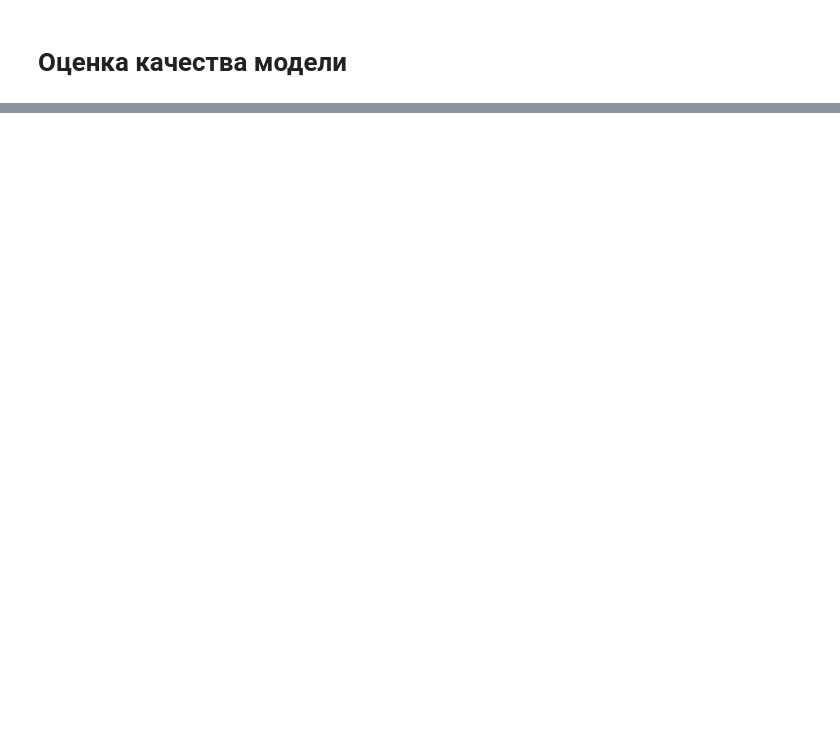
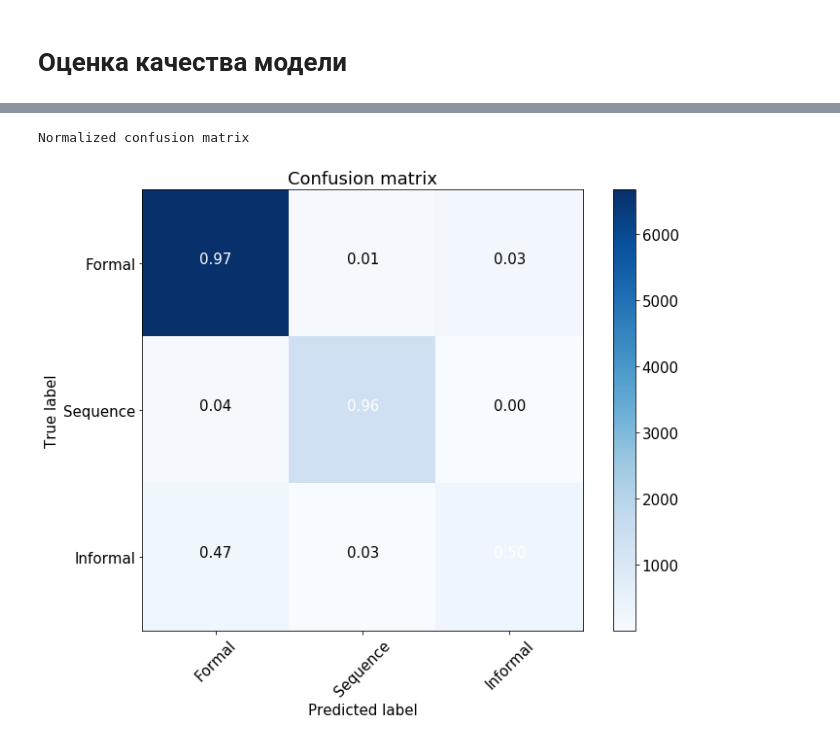
Before and after one commit to Alioth6/contact_game_bot, a Jupyter notebook: src/models/Classification with LSTM.ipynb, the cells around one changed output, grey strips where cells are left out. Saved outputs shown, nothing was run; the diff lists cells and outputs as text; code cells hidden in the pictures; blank space fills up the shorter version.

```diff
--- a/src/models/Classification with LSTM.ipynb
+++ b/src/models/Classification with LSTM.ipynb
@@ -401,0 +445,31 @@ model_lstm.evaluate(x_test, y_test, verbose=1)
+# %%
+font = {'size' : 15}
+plt.rc('font', **font)
+
+plt.figure(figsize=(10, 8))
+
+plt.imshow(cnf_matrix, cmap=plt.cm.Blues)
+plt.title(title)
+plt.colorbar()
+tick_marks = np.arange(len(classes))
+plt.xticks(tick_marks, classes, rotation=45)
+plt.yticks(tick_marks, classes)
+
+print("Normalized confusion matrix")
+cnf_matrix = cnf_matrix.astype('float') / cnf_matrix.sum(axis=1)[:, np.newaxis]
+
+thresh = cnf_matrix.max() / 2.
+for i in range(nb_classes):
+    for j in range(nb_classes):
+        plt.text(j, i, "{:.2f}".format(cnf_matrix[i, j]),
+                 horizontalalignment="center",
+                 color="white" if cnf_matrix[i, j] > thresh else "black")
+
+plt.tight_layout()
+plt.ylabel('True label')
+plt.xlabel('Predicted label')
+plt.savefig('normal_conf_matrix.png')
+plt.show()
+# %% [output]
+Normalized confusion matrix
+[figure, added]
```
Also changed, not shown: parts of 10 cells of this notebook.
